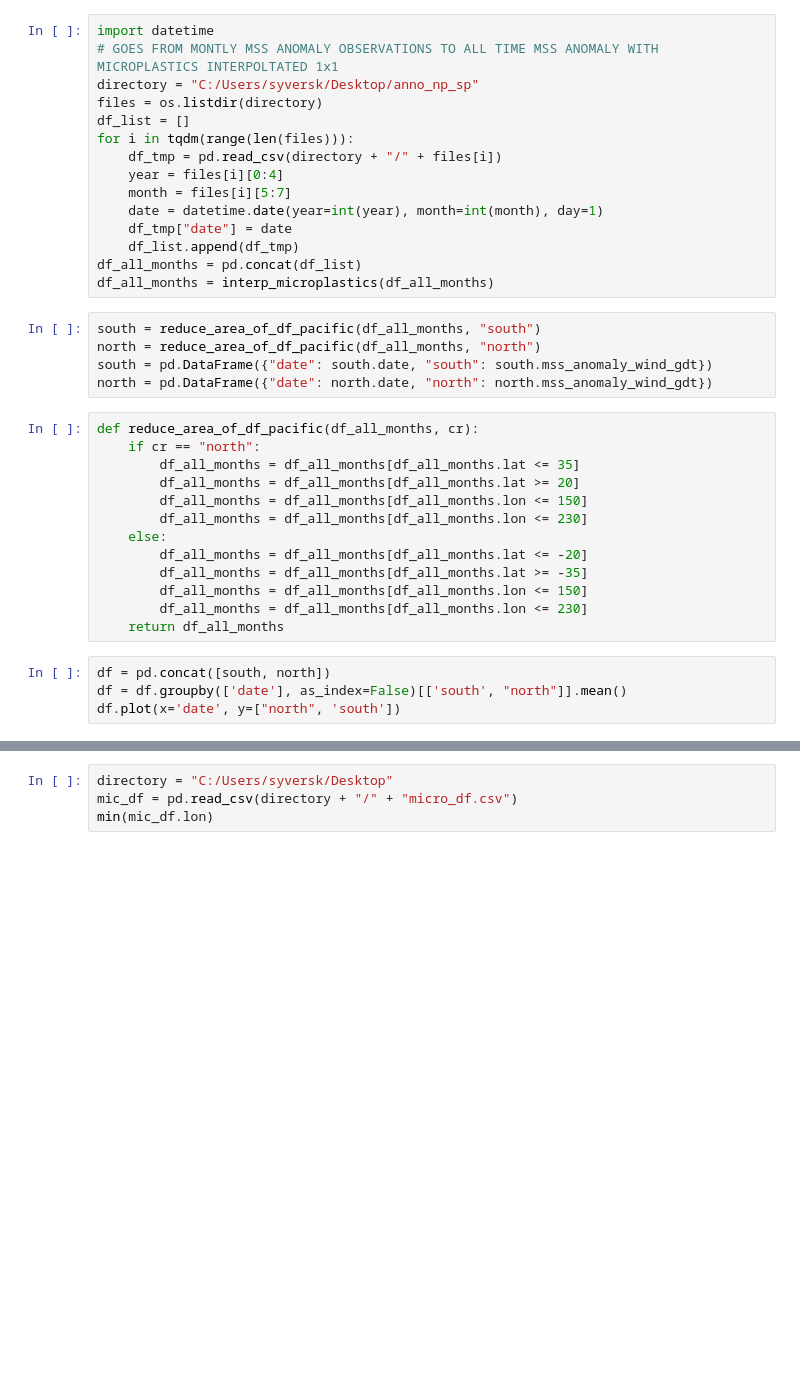
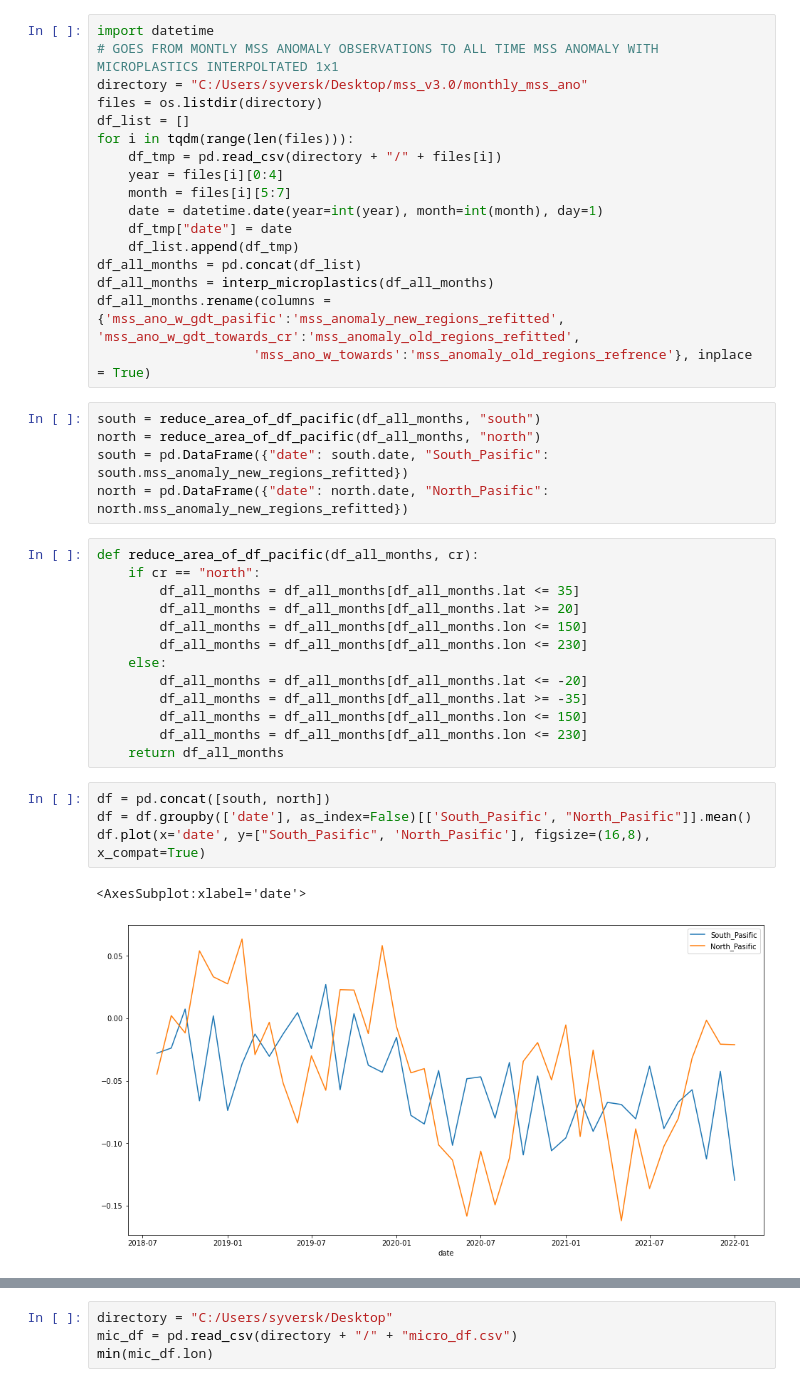
Before and after one commit to Syverkok/Master_Thesis_Syver, a Jupyter notebook: analasis_opplegg.ipynb, the cells around one changed output, grey strips where cells are left out. Cells and saved outputs as stored; diff of their text form; blank space fills up the shorter version.

```diff
--- a/analasis_opplegg.ipynb
+++ b/analasis_opplegg.ipynb
@@ -208,7 +236,7 @@ def peak_interp(lat, lon):
 # %%
 import datetime
 # GOES FROM MONTLY MSS ANOMALY OBSERVATIONS TO ALL TIME MSS ANOMALY WITH MICROPLASTICS INTERPOLTATED 1x1
-directory = "C:/Users/syversk/Desktop/anno_np_sp"
+directory = "C:/Users/syversk/Desktop/mss_v3.0/monthly_mss_ano"
 files = os.listdir(directory)
 df_list = []
 for i in tqdm(range(len(files))):
@@ -220,11 +248,13 @@ for i in tqdm(range(len(files))):
     df_list.append(df_tmp)
 df_all_months = pd.concat(df_list)
 df_all_months = interp_microplastics(df_all_months)
+df_all_months.rename(columns = {'mss_ano_w_gdt_pasific':'mss_anomaly_new_regions_refitted', 'mss_ano_w_gdt_towards_cr':'mss_anomaly_old_regions_refitted',
+                    'mss_ano_w_towards':'mss_anomaly_old_regions_refrence'}, inplace = True)
 # %%
 south = reduce_area_of_df_pacific(df_all_months, "south")
 north = reduce_area_of_df_pacific(df_all_months, "north")
-south = pd.DataFrame({"date": south.date, "south": south.mss_anomaly_wind_gdt})
-north = pd.DataFrame({"date": north.date, "north": north.mss_anomaly_wind_gdt})
+south = pd.DataFrame({"date": south.date, "South_Pasific": south.mss_anomaly_new_regions_refitted})
+north = pd.DataFrame({"date": north.date, "North_Pasific": north.mss_anomaly_new_regions_refitted})
 # %%
 def reduce_area_of_df_pacific(df_all_months, cr):
     if cr == "north":
@@ -240,8 +270,11 @@ def reduce_area_of_df_pacific(df_all_months, cr):
     return df_all_months
 # %%
 df = pd.concat([south, north])
-df = df.groupby(['date'], as_index=False)[['south', "north"]].mean()
-df.plot(x='date', y=["north", 'south'])
+df = df.groupby(['date'], as_index=False)[['South_Pasific', "North_Pasific"]].mean()
+df.plot(x='date', y=["South_Pasific", 'North_Pasific'], figsize=(16,8), x_compat=True)
+# %% [output]
+<AxesSubplot:xlabel='date'>
+[figure, added]
 # %%
 df = pd.concat([south, north])
 df = df.groupby(['date'], as_index=False)[['south', "north"]].mean()
```
Also changed, not shown: parts of 14 cells of this notebook, 18 other files.
